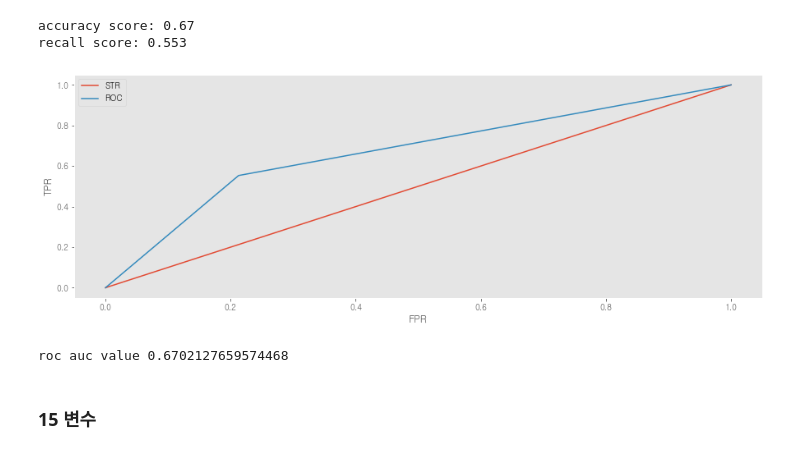
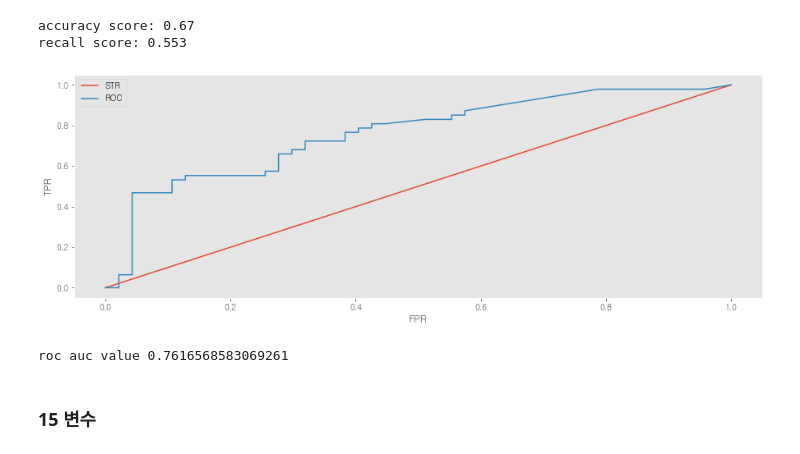
Before and after one commit to bub3690/22-1_multivariate, a Jupyter notebook: final_project/Classification-Statistics.ipynb, the cells around one changed output. Drawn from its saved outputs; the diff is of its cells as text; code cells hidden in the pictures.

```diff
--- a/final_project/Classification-Statistics.ipynb
+++ b/final_project/Classification-Statistics.ipynb
@@ -1222,27 +1222,27 @@ recall score: 0.553
 # %%
 # roc curve
 from sklearn.metrics import roc_curve
 #레이블 1일때 예측 확률
-pred_positive_label=model_best.predict(x_test_stat10_rf)
+pred_positive_label=model_best.predict_proba(x_test_stat10_rf)[:,1]
 fprs,tprs,thresholds = roc_curve(y_test,pred_positive_label)
 precisions,recalls,thresholds = roc_curve(y_test,pred_positive_label)
 
 
 plt.figure(figsize=(15,5))
 
 #diagonal
 plt.plot([0,1],[0,1],label='STR')
 
 #ROC
 
 plt.plot(fprs,tprs,label='ROC')
 plt.xlabel('FPR')
 plt.ylabel('TPR')
 plt.legend()
 plt.grid()
 plt.show()
 # %% [output]
-[figure, old version]
+[figure, new version]
 # %%
 # auc score
 
@@ -1250,7 +1250,7 @@ from sklearn.metrics import roc_auc_score
 
 print('roc auc value {}'.format(roc_auc_score(y_test,pred_positive_label) ))
 # %% [output]
-roc auc value 0.6702127659574468
+roc auc value 0.7616568583069261
 # %%
 auc=roc_auc_score(y_test,pred_positive_label)
 accuracy = accuracy_score(y_true=y_test,y_pred=predicted)
```
Also changed, not shown: parts of 12 cells of this notebook, 2 other files.
